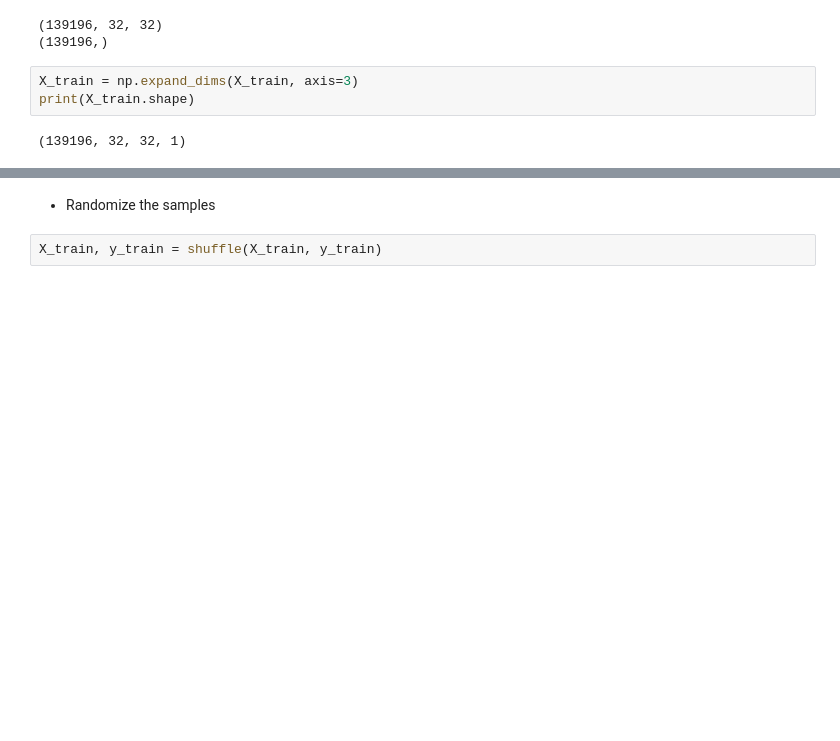
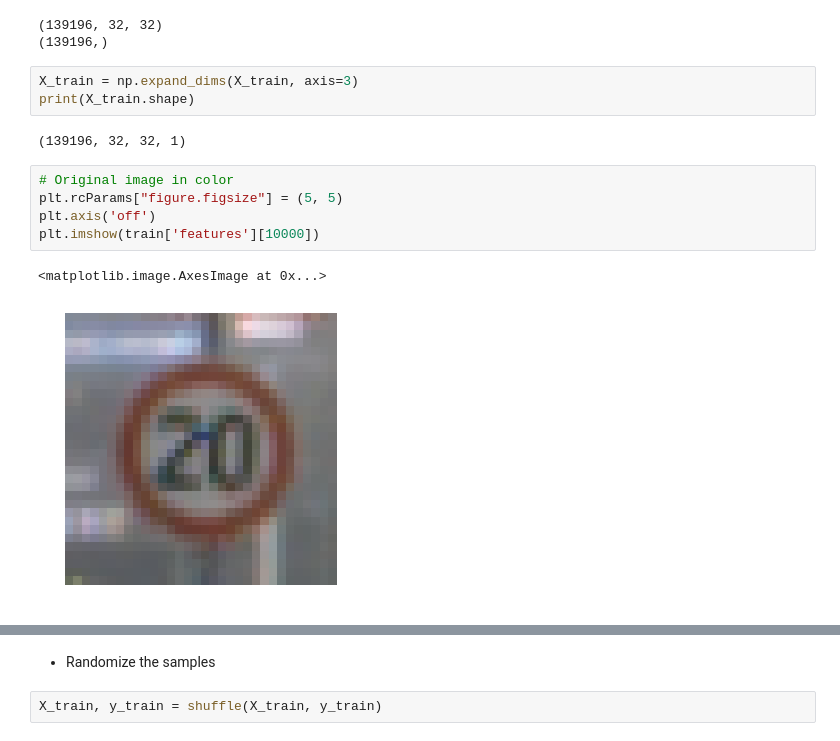
Before and after one commit to trimcao/sdcnd-p2-traffic-signs-classifier, a Jupyter notebook: Traffic_Sign_Classifier.ipynb, the cells around one changed output, grey strips where cells are left out. Cells and saved outputs as stored; diff of their text form; blank space fills up the shorter version.

```diff
--- a/Traffic_Sign_Classifier.ipynb
+++ b/Traffic_Sign_Classifier.ipynb
@@ -302,3 +306,11 @@ X_train = np.expand_dims(X_train, axis=3)
 print(X_train.shape)
 # %% [output]
 (139196, 32, 32, 1)
+# %%
+# Original image in color
+plt.rcParams["figure.figsize"] = (5, 5)
+plt.axis('off')
+plt.imshow(train['features'][10000])
+# %% [output]
+<matplotlib.image.AxesImage at 0x...>
+[figure, added]
```
Also changed, not shown: parts of 8 cells of this notebook.
